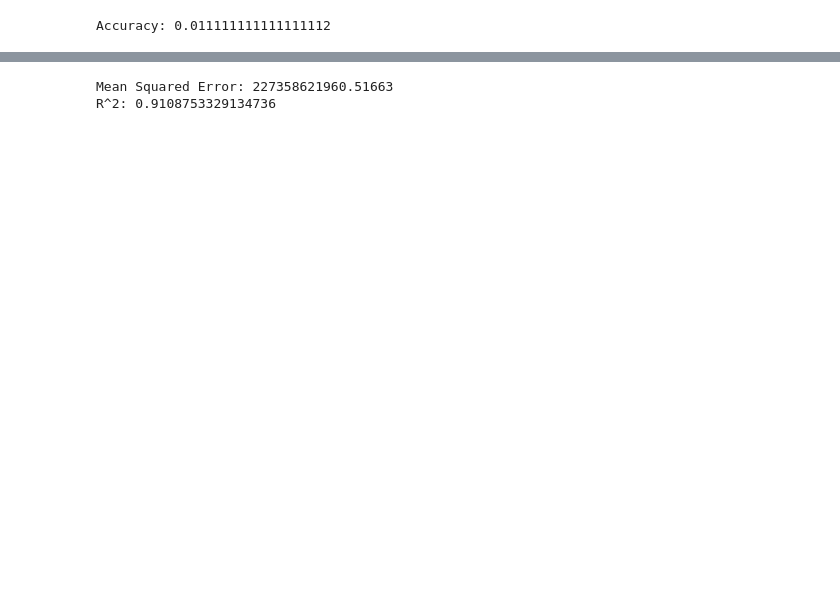
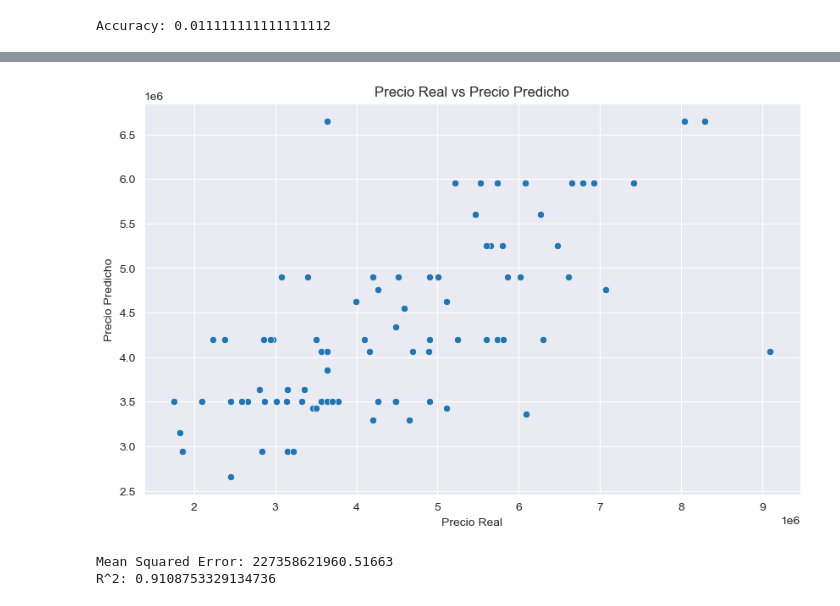
Before and after one commit to federojasc/Electric_Cars_Project, a Jupyter notebook: Housing_Price_Prediction/Housing_Price_Prediction.ipynb, the cells around one changed output, grey strips where cells are left out. Drawn from its saved outputs; the diff is of its cells as text; code cells hidden in the pictures; blank space fills up the shorter version.

```diff
--- a/Housing_Price_Prediction/Housing_Price_Prediction.ipynb
+++ b/Housing_Price_Prediction/Housing_Price_Prediction.ipynb
@@ -383,16 +383,16 @@ Mean Squared Error: 227358621960.51663
 R^2: 0.9108753329134734
 # %%
 # Crear un modelo de regresión logística
-model = LogisticRegression()
+log = LogisticRegression()
 
 # Entrenar el modelo con el conjunto de entrenamiento
-model.fit(X_train, y_train)
+log.fit(X_train, y_train)
 
 # Realizar predicciones con el conjunto de prueba
-y_pred = model.predict(X_test)
+y_pred_log = log.predict(X_test)
 
 # Evaluar el modelo
-accuracy = accuracy_score(y_test, y_pred)
+accuracy = accuracy_score(y_test, y_pred_log)
 
 print("Accuracy:", accuracy)
 # %% [output]
@@ -410,3 +410,13 @@ plt.show()
+# %%
+# Chequea linealidad entre Xs e Y
+plt.figure(figsize=(10, 6))
+sns.scatterplot(x=y_test, y=y_pred_log)
+plt.xlabel('Precio Real')
+plt.ylabel('Precio Predicho')
+plt.title('Precio Real vs Precio Predicho')
+plt.show()
+# %% [output]
+[figure, added]
 # %%
 # Improve metric--> adding new features (Feature engineering
 df['TotalRooms'] = df['Habitaciones'] + df['Baños']
```
Also changed, not shown: parts of 15 cells of this notebook.
